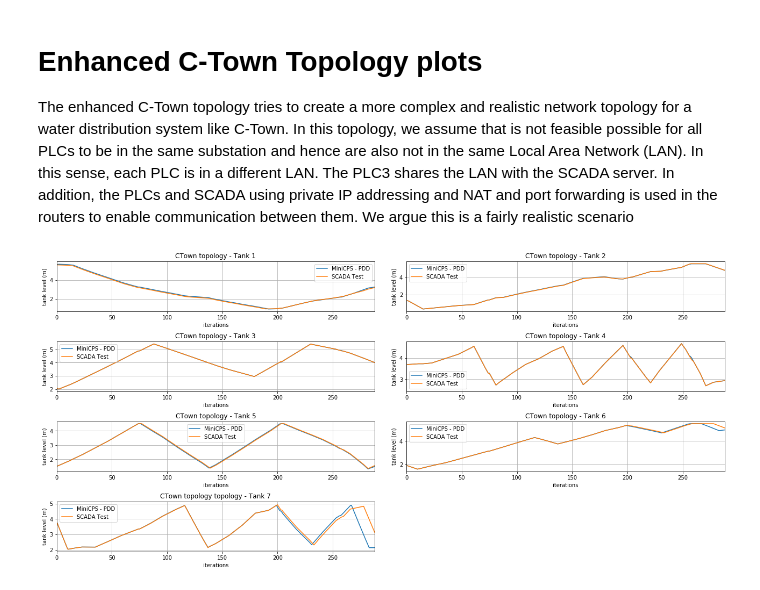
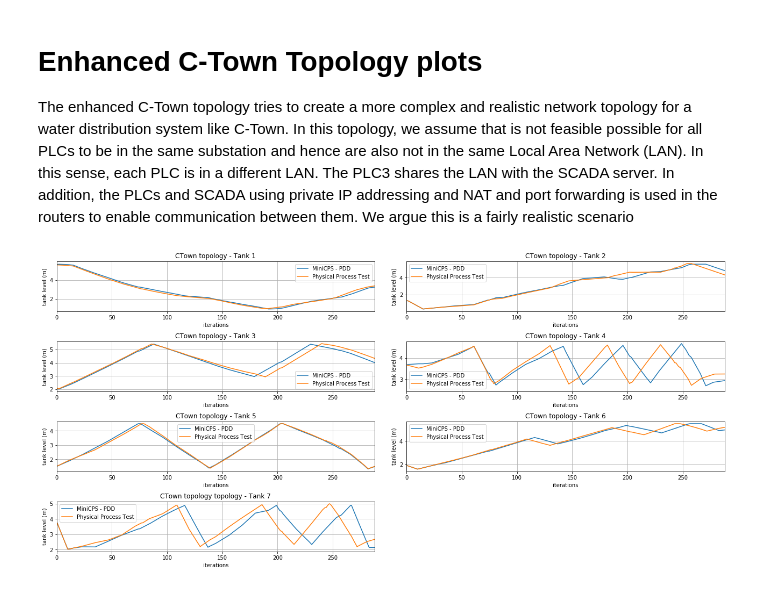
Before and after one commit to Critical-Infrastructure-Systems-Lab/DHALSIM, a Jupyter notebook: ICS_topologies/enhanced_ctown_topology/plot_enhanced_ctown.ipynb, the cells around one changed output. Drawn from its saved outputs; the diff is of its cells as text; code cells hidden in the pictures.

```diff
--- a/ICS_topologies/enhanced_ctown_topology/plot_enhanced_ctown.ipynb
+++ b/ICS_topologies/enhanced_ctown_topology/plot_enhanced_ctown.ipynb
@@ -12,9 +12,8 @@ import time
 import pandas as pd
 # %%
 no_minicps_ctown = pd.read_csv('no_attack/output/physical_process.csv')
-
 minicps_ctown = pd.read_csv('year_simulation/week_0/physical_process.csv')
-minicps_ctown_scada = pd.read_csv('api_tests/week_0/physical_process.csv')
+minicps_ctown_physical = pd.read_csv('api_tests/plc_and_physical_plant/week_0/physical_process.csv')
 #minicps_ctown_plc1_attack = pd.read_csv('plc1_attack/output/physical_process.csv')
 #minicps_ctown_mitm_plc5_attack = pd.read_csv('mitm_plc5_attack/output/physical_process.csv')
 #minicps_ctown_plc1_exp_attack = pd.read_csv('vm_tests/tank_1_empty_exponential/week_19/physical_process.csv')
@@ -25,7 +24,7 @@ subplot_wspace = 0.1
 
 dd = plt.subplot(4,2,1)
 minicps_ctown["T1_LEVEL"].plot(label='MiniCPS - PDD', ax=dd)
-minicps_ctown_scada["T1_LEVEL"].plot(label='SCADA Test', ax=dd)
+minicps_ctown_physical["T1_LEVEL"].plot(label='Physical Process Test', ax=dd)
 plt.xlim(left=0, right=288)
 #minicps_ctown_plc1_attack["T1_LEVEL"].plot(label='MiniCPS - PLC1 Attack', ax=dd)
 #minicps_ctown_mitm_plc5_attack["T1_LEVEL"].plot(label='MiniCPS - Mitm PLC5 Attack', ax=dd)
@@ -39,7 +38,7 @@ plt.grid(True)
 
 dd = plt.subplot(4,2,2)
 minicps_ctown["T2_LEVEL"].plot(label='MiniCPS - PDD', ax=dd)
-minicps_ctown_scada["T2_LEVEL"].plot(label='SCADA Test', ax=dd)
+minicps_ctown_physical["T2_LEVEL"].plot(label='Physical Process Test', ax=dd)
 plt.xlim(left=0, right=288)
 #minicps_ctown_plc1_attack["T2_LEVEL"].plot(label='MiniCPS - PLC1 Attack', ax=dd)
 #minicps_ctown_mitm_plc5_attack["T2_LEVEL"].plot(label='MiniCPS - Mitm PLC5 Attack', ax=dd)
@@ -53,7 +52,7 @@ plt.grid(True)
 
 dd = plt.subplot(4,2,3)
 minicps_ctown["T3_LEVEL"].plot(label='MiniCPS - PDD', ax=dd)
-minicps_ctown_scada["T3_LEVEL"].plot(label='SCADA Test', ax=dd)
+minicps_ctown_physical["T3_LEVEL"].plot(label='Physical Process Test', ax=dd)
 plt.xlim(left=0, right=288)
 #minicps_ctown_plc1_attack["T3_LEVEL"].plot(label='MiniCPS - PLC1 Attack', ax=dd)
 #minicps_ctown_mitm_plc5_attack["T3_LEVEL"].plot(label='MiniCPS - Mitm PLC5 Attack', ax=dd)
@@ -67,7 +66,7 @@ plt.grid(True)
 
 dd = plt.subplot(4,2,4)
 minicps_ctown["T4_LEVEL"].plot(label='MiniCPS - PDD', ax=dd)
-minicps_ctown_scada["T4_LEVEL"].plot(label='SCADA Test', ax=dd)
+minicps_ctown_physical["T4_LEVEL"].plot(label='Physical Process Test', ax=dd)
 plt.xlim(left=0, right=288)
 #minicps_ctown_plc1_attack["T4_LEVEL"].plot(label='MiniCPS - PLC1 Attack', ax=dd)
 #minicps_ctown_mitm_plc5_attack["T4_LEVEL"].plot(label='MiniCPS - Mitm PLC5 Attack', ax=dd)
@@ -81,7 +80,7 @@ plt.grid(True)
 
 dd = plt.subplot(4,2,5)
 minicps_ctown["T5_LEVEL"].plot(label='MiniCPS - PDD', ax=dd)
-minicps_ctown_scada["T5_LEVEL"].plot(label='SCADA Test', ax=dd)
+minicps_ctown_physical["T5_LEVEL"].plot(label='Physical Process Test', ax=dd)
 plt.xlim(left=0, right=288)
 #minicps_ctown_plc1_attack["T5_LEVEL"].plot(label='MiniCPS - PLC1 Attack', ax=dd)
 #minicps_ctown_mitm_plc5_attack["T5_LEVEL"].plot(label='MiniCPS - Mitm PLC5 Attack', ax=dd)
@@ -92,33 +91,33 @@ plt.ylabel('tank level (m)')
 plt.legend()
 plt.subplots_adjust(top=2.00, right=3.00, hspace = subplot_hspace, wspace=subplot_wspace)
 plt.grid(True)
 
 dd = plt.subplot(4,2,6)
 minicps_ctown["T6_LEVEL"].plot(label='MiniCPS - PDD', ax=dd)
-minicps_ctown_scada["T6_LEVEL"].plot(label='SCADA Test', ax=dd)
+minicps_ctown_physical["T6_LEVEL"].plot(label='Physical Process Test', ax=dd)
 plt.xlim(left=0, right=288)
 #minicps_ctown_plc1_attack["T6_LEVEL"].plot(label='MiniCPS - PLC1 Attack', ax=dd)
 #minicps_ctown_mitm_plc5_attack["T6_LEVEL"].plot(label='MiniCPS - Mitm PLC5 Attack', ax=dd)
 #minicps_ctown_plc7_plc5_exp_attack["T6_LEVEL"].plot(label='C-Town PLC7 Exponential Attack', ax=dd)
 plt.title("CTown topology - Tank 6")
 plt.xlabel('iterations')
 plt.ylabel('tank level (m)')
 plt.legend()
 plt.subplots_adjust(top=2.00, right=3.00, hspace = subplot_hspace, wspace=subplot_wspace)
 plt.grid(True)
 
 dd = plt.subplot(4,2,7)
 minicps_ctown["T7_LEVEL"].plot(label='MiniCPS - PDD', ax=dd)
-minicps_ctown_scada["T7_LEVEL"].plot(label='SCADA Test', ax=dd)
+minicps_ctown_physical["T7_LEVEL"].plot(label='Physical Process Test', ax=dd)
 plt.xlim(left=0, right=288)
 #minicps_ctown_plc1_attack["T7_LEVEL"].plot(label='MiniCPS - PLC1 Attack', ax=dd)
 #minicps_ctown_mitm_plc5_attack["T7_LEVEL"].plot(label='MiniCPS - Mitm PLC5 Attack', ax=dd)
 #minicps_ctown_plc7_plc5_exp_attack["T7_LEVEL"].plot(label='C-Town PLC7 Exponential Attack', ax=dd)
 plt.title("CTown topology topology - Tank 7")
 plt.xlabel('iterations')
 plt.ylabel('tank level (m)')
 plt.legend()
 plt.subplots_adjust(top=2.00, right=3.00, hspace = subplot_hspace, wspace=subplot_wspace)
 plt.grid(True)
 # %% [output]
-[figure, old version]
+[figure, new version]
```
Also changed, not shown: 4 other files.
